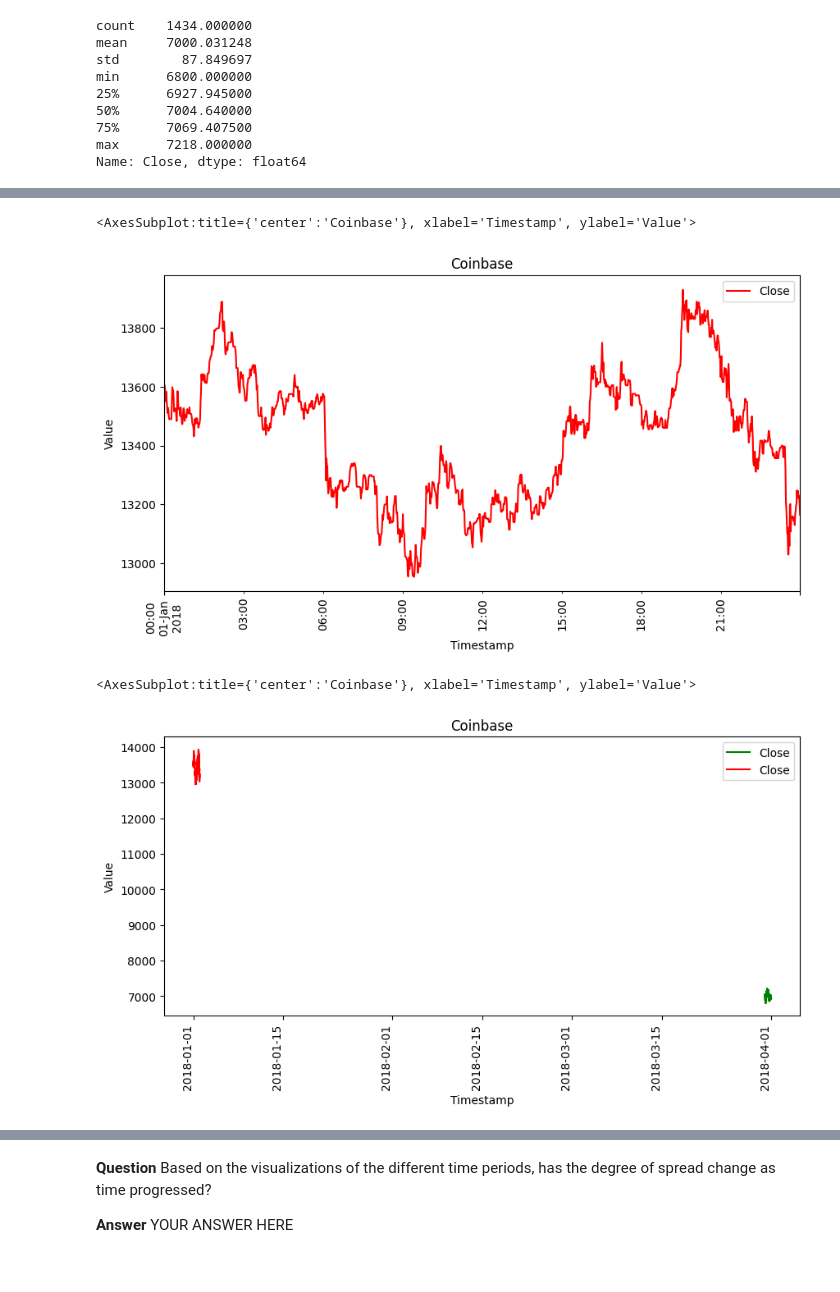
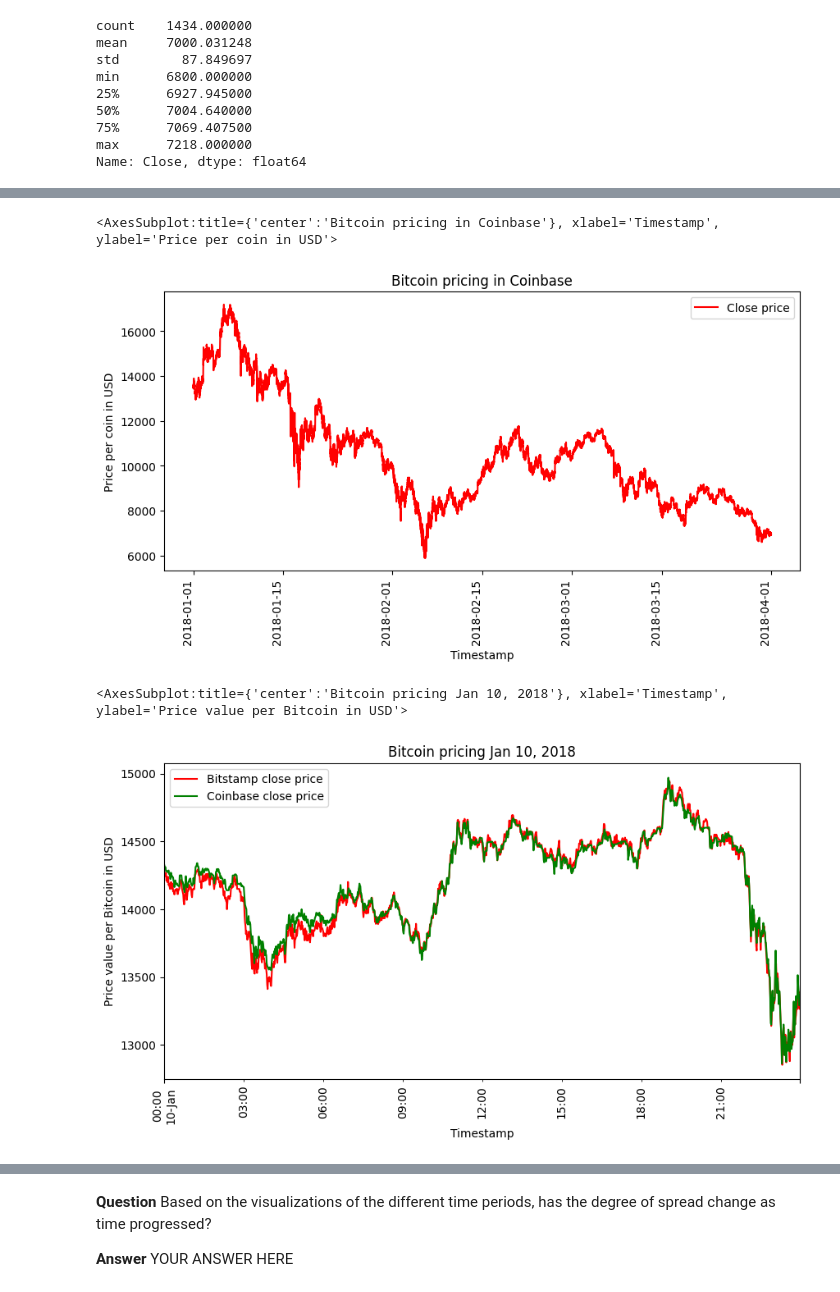
Before and after one commit to jha-ayush/ucb_fintech, a Jupyter notebook: Module_03_Quantitative_analysis_arbitrage_jupyterlab/crypto_arbitrage.ipynb, the cells around one changed output, grey strips where cells are left out. Drawn from its saved outputs; the diff is of its cells as text; code cells hidden in the pictures.

```diff
--- a/Module_03_Quantitative_analysis_arbitrage_jupyterlab/crypto_arbitrage.ipynb
+++ b/Module_03_Quantitative_analysis_arbitrage_jupyterlab/crypto_arbitrage.ipynb
@@ -429,21 +459,21 @@ bitstamp_sliced.plot(figsize=(10,5),rot=(90),kind="line",title="Bitstamp",xlabel
 # %%
 # Create a line plot for the coinbase DataFrame for the full length of time in the dataset
 # Be sure that the figure size, title, and color are tailored to each visualization
 # YOUR CODE HERE
-coinbase_sliced.plot(figsize=(10,5),rot=(90),kind="line",title="Coinbase",xlabel="Timestamp",ylabel="Value",legend=True,color="red")
+coinbase_df["Close"].plot(figsize=(10,5),rot=(90),kind="line",title="Bitcoin pricing in Coinbase",xlabel="Timestamp",ylabel="Price per coin in USD",label="Close price",legend=True,color="red")
 # %% [output]
-<AxesSubplot:title={'center':'Coinbase'}, xlabel='Timestamp', ylabel='Value'>
+<AxesSubplot:title={'center':'Bitcoin pricing in Coinbase'}, xlabel='Timestamp', ylabel='Price per coin in USD'>
-[figure, old version]
+[figure, new version]
 # %%
 # Overlay the visualizations for the bitstamp and coinbase DataFrames in one plot
 # The plot should visualize the prices over the full lenth of the dataset
 # Be sure to include the parameters: legend, figure size, title, and color and label
 # YOUR CODE HERE
-bitstamp_sliced.plot(figsize=(10,5),rot=(90),kind="line",title="Bitstamp",xlabel="Timestamp", ylabel="Value",legend=True,color="green")
-coinbase_sliced.plot(figsize=(10,5),rot=(90),kind="line",title="Coinbase",xlabel="Timestamp", ylabel="Value",legend=True,color="red")
+bitstamp_df["Close"].loc["2018-01-10":"2018-01-10"].plot(figsize=(10,5),rot=(90),kind="line",title="Bitcoin pricing Jan 10, 2018",xlabel="Timestamp",ylabel="Price value per Bitcoin in USD",label="Bitstamp close price",legend=True,color="red")
+coinbase_df["Close"].loc["2018-01-10":"2018-01-10"].plot(figsize=(10,5),rot=(90),kind="line",title="Bitcoin pricing Jan 10, 2018",xlabel="Timestamp",ylabel="Price value per Bitcoin in USD",label="Coinbase close price",legend=True,color="green")
 # %% [output]
-<AxesSubplot:title={'center':'Coinbase'}, xlabel='Timestamp', ylabel='Value'>
+<AxesSubplot:title={'center':'Bitcoin pricing Jan 10, 2018'}, xlabel='Timestamp', ylabel='Price value per Bitcoin in USD'>
-[figure, old version]
+[figure, new version]
 # %%
 # Using the loc and plot functions, create an overlay plot that visualizes
 # the price action of both DataFrames for a one month period early in the dataset
```
Also changed, not shown: parts of 6 cells of this notebook, 1 other file.
